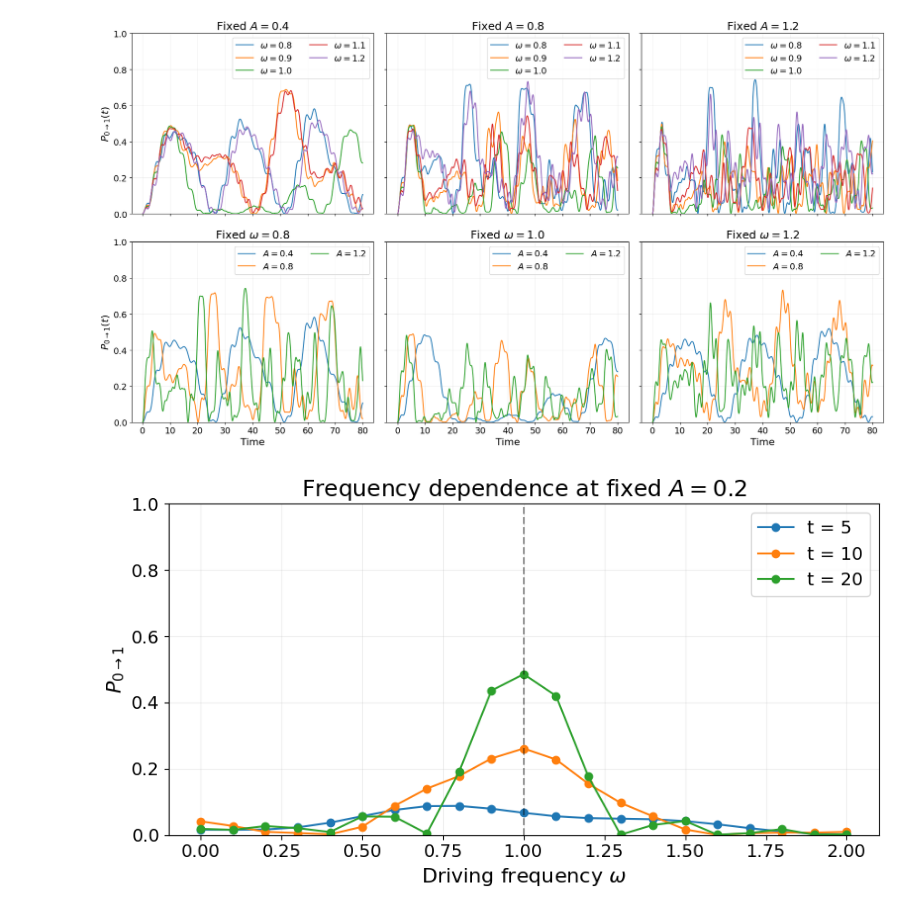
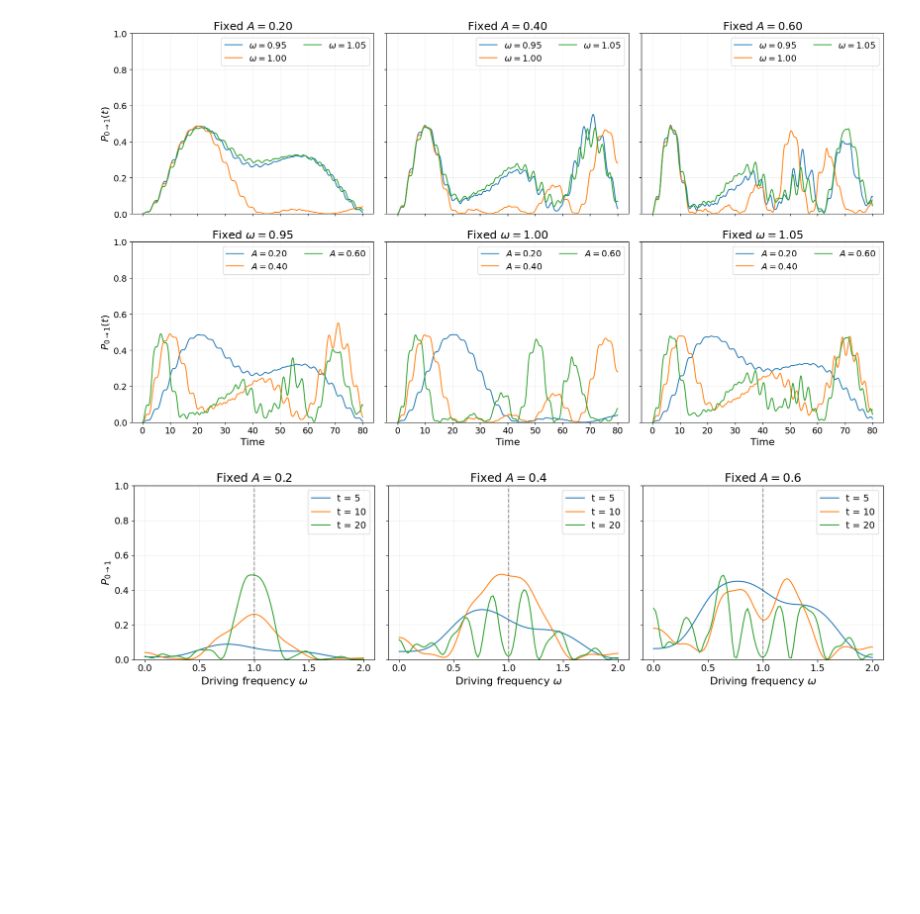
Before and after one commit to TO-PRARAMX/pc4230-project, a Jupyter notebook: example/03_transition_probs.ipynb, the cells around one changed output. Drawn from its saved outputs; the diff is of its cells as text; code cells hidden in the pictures; blank space fills up the shorter version.

```diff
--- a/example/03_transition_probs.ipynb
+++ b/example/03_transition_probs.ipynb
@@ -53,11 +53,11 @@ def simulate(A=0.8, omega=1.0, dt=0.02, n=128, L=12, tmax=20):
 
     return x, times, states, E0
 # %%
-A_panels = [0.4, 0.8, 1.2]
-A_curves = [0.4, 0.8, 1.2]
+A_panels = [0.2, 0.4, 0.6]
+A_curves = [0.2, 0.4, 0.6]
 
-omega_panels = [0.8, 1.0, 1.2]
-omega_curves = [0.8, 0.9, 1.0, 1.1, 1.2]
+omega_panels = [0.95, 1.0, 1.05]
+omega_curves = [0.95, 1.0, 1.05]
 
 n = 128
 L = 12
@@ -81,9 +81,9 @@ for ax, A in zip(axes[0], A_panels):
         )
 
         P1 = np.abs(states @ phi1.conj())**2
-        ax.plot(t, P1, label=rf"$\omega={omega:.1f}$")
+        ax.plot(t, P1, label=rf"$\omega={omega:.2f}$")
 
-    ax.set_title(rf"Fixed $A={A:.1f}$")
+    ax.set_title(rf"Fixed $A={A:.2f}$")
 
 # Bottom row: fix omega, vary A
 for ax, omega in zip(axes[1], omega_panels):
@@ -93,9 +93,9 @@ for ax, omega in zip(axes[1], omega_panels):
         )
 
         P1 = np.abs(states @ phi1.conj())**2
-        ax.plot(t, P1, label=rf"$A={A:.1f}$")
+        ax.plot(t, P1, label=rf"$A={A:.2f}$")
 
-    ax.set_title(rf"Fixed $\omega={omega:.1f}$")
+    ax.set_title(rf"Fixed $\omega={omega:.2f}$")
     ax.set_xlabel("Time")
 
 for ax in axes[:, 0]:
@@ -109,49 +109,53 @@ for ax in axes.flat:
 plt.tight_layout()
 plt.show()
 # %% [output]
-[figure, old version]
+[figure, new version]
 # %%
-A = 0.2
 n = 128
 L = 12
 
-omega_values = np.linspace(0, 2.0, 21)  # Spacing = 0.01
+A_values = [0.2, 0.4, 0.6]
+omega_values = np.linspace(0, 2.0, 101)  # Spacing = 0.1
 sample_times = [5, 10, 20]
 
 ho = HarmonicOscillator(boundary=(-L, L), n=n)
 _, basis = ho.eigenstates()
 phi1 = basis[:, 1]
 
-probabilities = {t: [] for t in sample_times}
+fig, axes = plt.subplots(1, 3, figsize=(17, 5), sharey=True)
 
-for omega in omega_values:
-    _, times, states, _ = simulate(
-        A=A, omega=omega,
-        n=n, L=L,
-        dt=0.02, tmax=max(sample_times)
-    )
+for ax, A in zip(axes, A_values):
+    probabilities = {t: [] for t in sample_times}
 
-    P1 = np.abs(states @ phi1.conj())**2
+    for omega in omega_values:
+        _, times, states, _ = simulate(
+            A=A, omega=omega,
+            n=n, L=L,
+            dt=0.02, tmax=max(sample_times)
+        )
 
-    # Extract P1 at each selected time
+        P1 = np.abs(states @ phi1.conj())**2
+
+        for t in sample_times:
+            index = np.argmin(np.abs(times - t))
+            probabilities[t].append(P1[index])
+
     for t in sample_times:
-        index = np.argmin(np.abs(times - t))
-        probabilities[t].append(P1[index])
+        ax.plot(
+            omega_values, probabilities[t],
+            "-", label=f"t = {t}"
+        )
 
-plt.figure(figsize=(9, 5))
+    ax.axvline(1.0, color="black", linestyle="--", alpha=0.4)
+    ax.set_title(rf"Fixed $A={A}$")
+    ax.set_xlabel(r"Driving frequency $\omega$")
+    ax.set_ylim(0, 1)
+    ax.legend()
+    ax.grid(alpha=0.2)
 
-for t in sample_times:
-    plt.plot(omega_values, probabilities[t], "o-", label=f"t = {t}")
+axes[0].set_ylabel(r"$P_{0\to1}$")
 
-plt.axvline(1.0, color="black", linestyle="--", alpha=0.4)
-
-plt.xlabel(r"Driving frequency $\omega$")
-plt.ylabel(r"$P_{0\to1}$")
-plt.title(rf"Frequency dependence at fixed $A={A}$")
-plt.ylim(0, 1)
-plt.legend()
-plt.grid(alpha=0.2)
 plt.tight_layout()
 plt.show()
 # %% [output]
-[figure, old version]
+[figure, new version]
```
Also changed, not shown: 2 other files.
